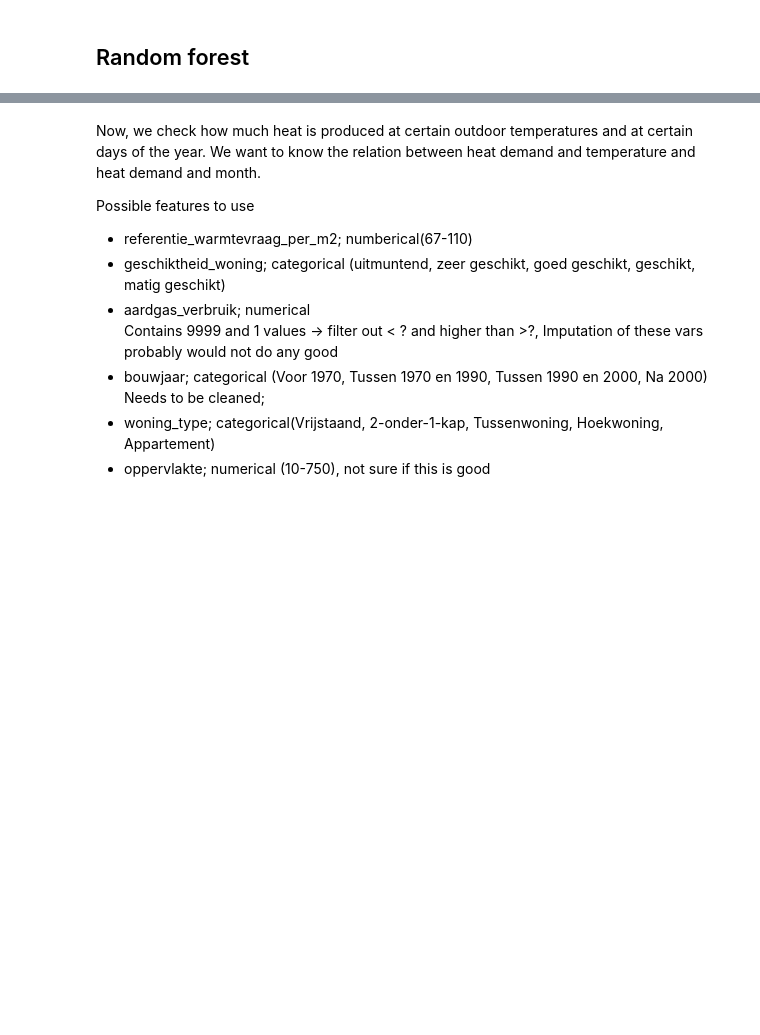
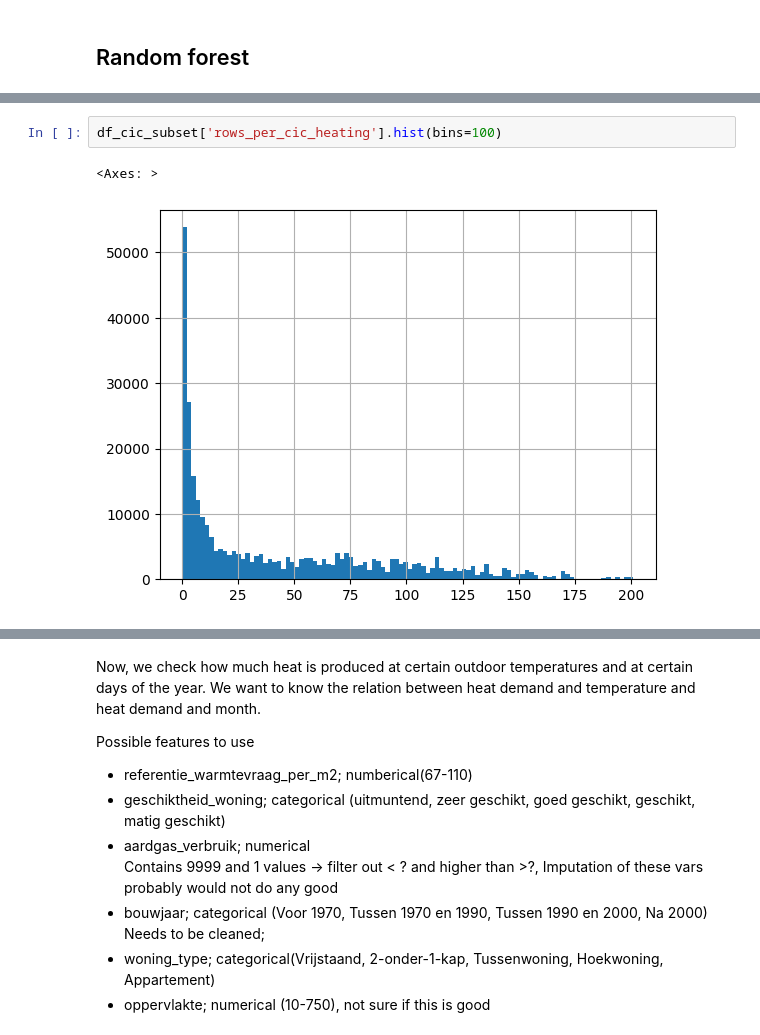
Before and after one commit to season0112/quatt_data_analysis, a Jupyter notebook: guaranteed-savings/Explorative_temperature_extrapolation.ipynb, the cells around one changed output, grey strips where cells are left out. Saved outputs shown, nothing was run; the diff lists cells and outputs as text; blank space fills up the shorter version.

```diff
--- a/guaranteed-savings/Explorative_temperature_extrapolation.ipynb
+++ b/guaranteed-savings/Explorative_temperature_extrapolation.ipynb
@@ -598,0 +700,5 @@ Mean Squared Error: 83496111.12842475
+# %%
+df_cic_subset['rows_per_cic_heating'].hist(bins=100)
+# %% [output]
+<Axes: >
+[figure, added]
```
Also changed, not shown: parts of 33 cells of this notebook.
